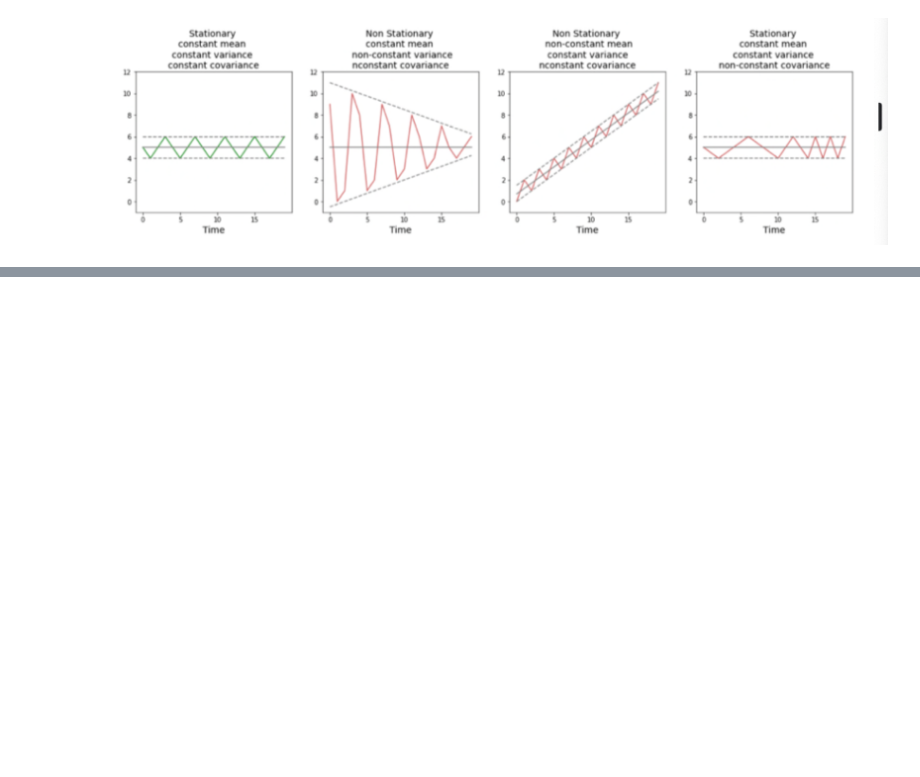
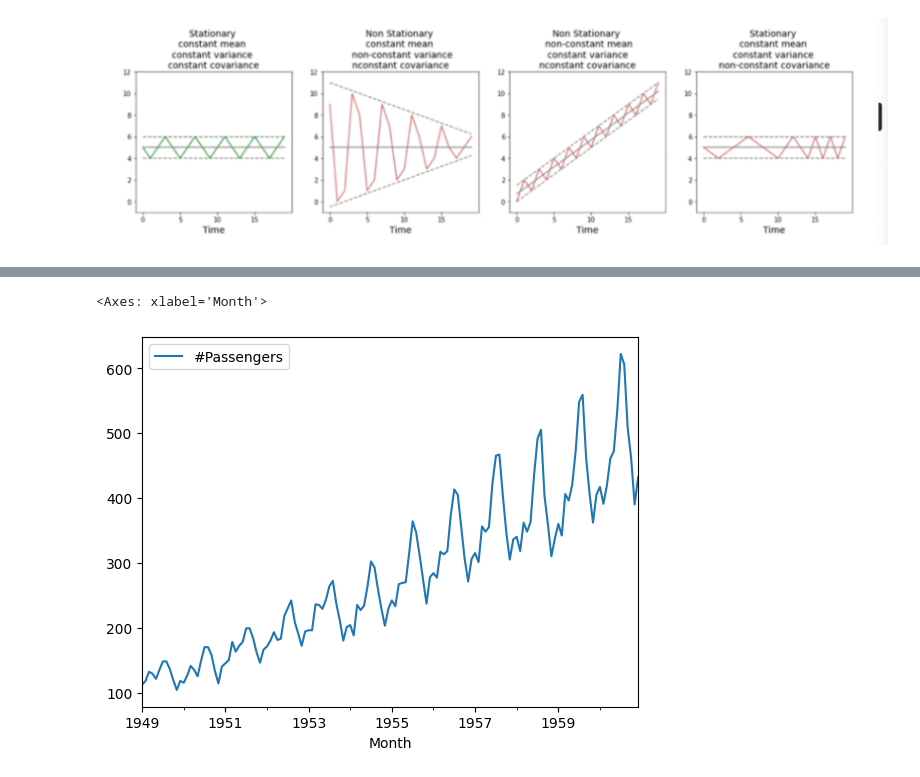
Before and after one commit to karthikganjam99kg/colab_files_intellipaat, a Jupyter notebook: s_june4(time_series).ipynb, the cells around one changed output, grey strips where cells are left out. Saved outputs shown, nothing was run; the diff lists cells and outputs as text; code cells hidden in the pictures; blank space fills up the shorter version.

```diff
--- a/s_june4(time_series).ipynb
+++ b/s_june4(time_series).ipynb
@@ -32,0 +96,3 @@ mean, variance donot change with time
+# %%
+data = data.set_index(["Month"])
+data.head()
@@ -32,0 +107,5 @@ mean, variance donot change with time
+# %%
+data.plot()
+# %% [output]
+<Axes: xlabel='Month'>
+[figure, added]
```
Also changed, not shown: parts of 13 cells of this notebook.
